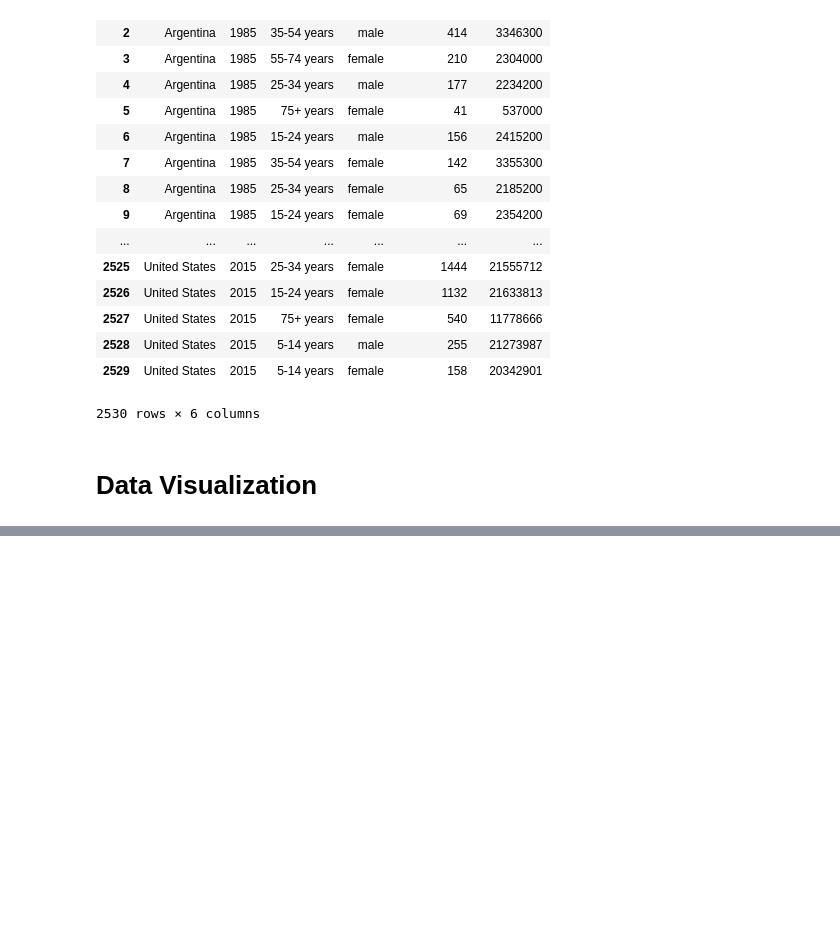
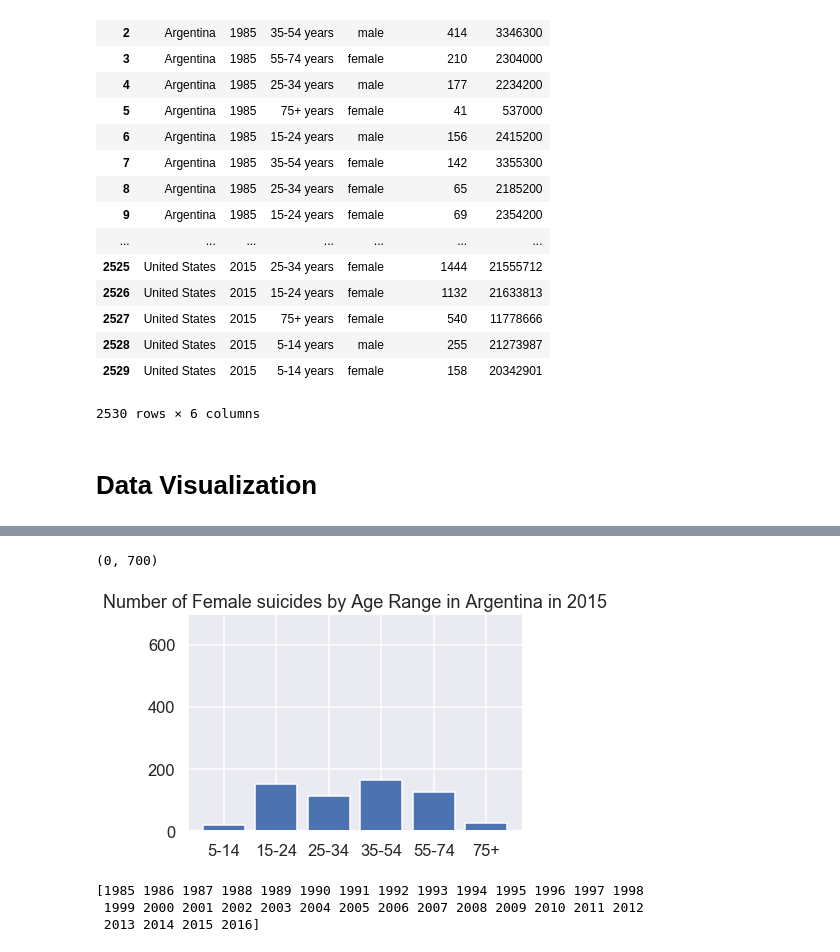
Before and after one commit to WayGold/COGS-108-FinalProject, a Jupyter notebook: FinalProject.ipynb, the cells around one changed output, grey strips where cells are left out. Drawn from its saved outputs; the diff is of its cells as text; code cells hidden in the pictures; blank space fills up the shorter version.

```diff
--- a/FinalProject.ipynb
+++ b/FinalProject.ipynb
@@ -163,2 +133,49 @@ count 5-14: 19 count 15-24: 153 count 25-34: 114 count 35-54: 166 count 55_74: 1
+# %%
+count_female_a = 0
+count_female_b = 0
+count_female_c = 0
+count_female_d = 0
+count_female_e = 0
+count_female_f = 0
+
+#df_sex
+df_female_ARG = df_sex_argentina[df_sex_argentina['sex'] == 'female']
+
+for index, row in df_female_ARG.iterrows():
+    if(row['age'] == '75+ years'):
+        count_female_f += row['suicides_no']
+    elif(row['age'] == '55-74 years'):
+        count_female_e += row['suicides_no']
+    elif(row['age'] == '35-54 years'):
+        count_female_d += row['suicides_no']
+    elif(row['age'] == '25-34 years'):
+        count_female_c += row['suicides_no']
+    elif(row['age'] == '15-24 years'):
+        count_female_b += row['suicides_no']
+    elif(row['age'] == '5-14 years'):
+        count_female_a += row['suicides_no']
+    else:
+        print("fail to find age within range!")
+
+#print("count 5-14:", count_female_a, "count 15-24:", count_female_b, "count 25-34:", count_female_c, "count 35-54:", count_female_d, "count 55_74:", count_female_e, "count 75+:", count_female_f)
+
+count_dict = {'Group':['5-14', '15-24', '25-34', '35-54', '55-74', '75+'],
+              'Count':[count_female_a, count_female_b, count_female_c, count_female_d, count_female_e, count_female_f]}
+counts = pd.DataFrame(count_dict)
+plt.bar(counts.Group, height = counts.Count)
+plt.title("Number of Female suicides by Age Range in Argentina in 2015")
+plt.ylim(0, 700)
+# %% [output]
+(0, 700)
+[figure, added]
+# %%
+# GDP vs Suicide Rate
+ARG_gdp = df_gdp[df_gdp['country'] == 'Argentina']
+year = df_gdp['year'].unique()
+print(year)
+# %% [output]
+[1985 1986 1987 1988 1989 1990 1991 1992 1993 1994 1995 1996 1997 1998
+ 1999 2000 2001 2002 2003 2004 2005 2006 2007 2008 2009 2010 2011 2012
+ 2013 2014 2015 2016]
 # %%
 # HDI vs Suicide Rate for 2016
```
Also changed, not shown: parts of 3 cells of this notebook.
